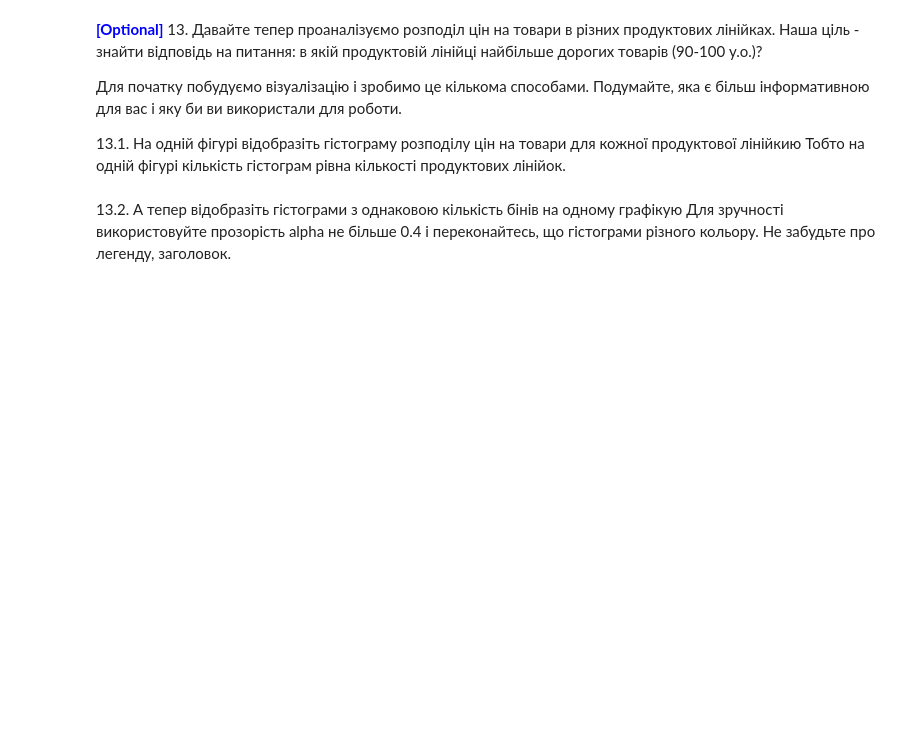
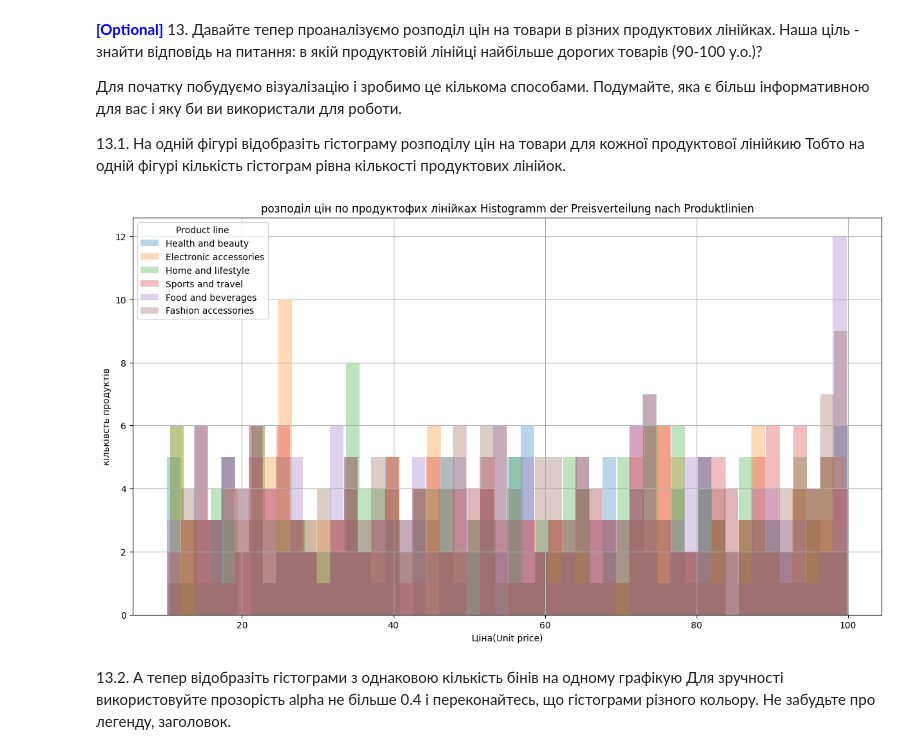
Before and after one commit to lesyayu/robot_deams-_sheets, a Jupyter notebook: hw_2.ipynb, the cells around one changed output. Cells and saved outputs as stored; diff of their text form; code cells hidden in the pictures; blank space fills up the shorter version.

```diff
--- a/hw_2.ipynb
+++ b/hw_2.ipynb
@@ -267,3 +317,31 @@ print(city_counts_per_branch)
+# %%
+
+# Eindeutige Produktlinien ermitteln
+unique_product_lines = df['Product line'].unique()
+
+# Erstellen einer Abbildung für die Histogramme
+plt.figure(figsize=(15, 8))
+
+# Erstellen eines Histogramms für jede Produktlinie
+for product_line in unique_product_lines:
+    # Auswahl der Totalwerte für die aktuelle Produktlinie
+    subset = df[df['Product line'] == product_line]['Unit price']
+
+    # Erstellen des Histogramms
+    plt.hist(subset,alpha=0.3, label=product_line, bins= 50# range(0, int(df['Unit price'].max()) + 10, 10),
+             )
+
+# Hinzufügen von Titel, Labels und Legende
+plt.title('розподіл цін по продуктофих лінійках Histogramm der Preisverteilung nach Produktlinien')
+plt.xlabel('Ціна(Unit price)')
+plt.ylabel('кільківсть продуктів')
+plt.legend(title='Prоduct line')
+plt.grid(True)
+
+# Anzeigen des Plots
+plt.show()
+# %% [output]
+[figure, added]
 # %% [markdown]
 13.2. А тепер відобразіть гістограми з однаковою кількість бінів на одному графікую Для зручності використовуйте прозорість alpha не більше 0.4 і переконайтесь, що гістограми різного кольору. Не забудьте про легенду, заголовок.
 # %%
```
Also changed, not shown: parts of 11 cells of this notebook.
